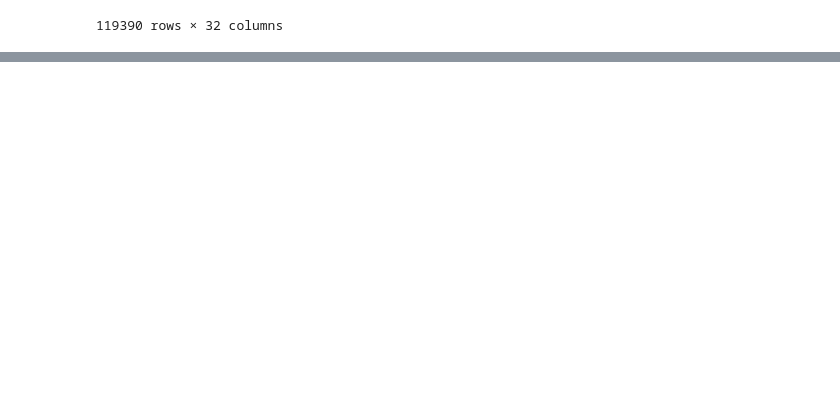
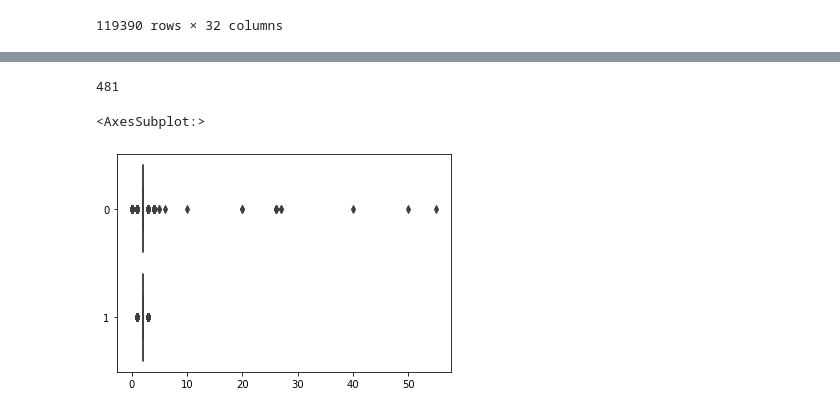
Before and after one commit to ryndovaira-org/data_science_lectures, a Jupyter notebook: 04_data_preparation/hw_answers/01_outliers.ipynb, the cells around one changed output, grey strips where cells are left out. Drawn from its saved outputs; the diff is of its cells as text; code cells hidden in the pictures; blank space fills up the shorter version.

```diff
--- a/04_data_preparation/hw_answers/01_outliers.ipynb
+++ b/04_data_preparation/hw_answers/01_outliers.ipynb
@@ -70,0 +178,5 @@ df
+# %%
+from scipy import stats
+
+z_abs = np.abs(stats.zscore(df.adults))
+z_abs
@@ -70,0 +186,3 @@ df
+# %%
+adults_z = df.adults[z_abs < 3]
+adults_z
@@ -70,0 +202,11 @@ df
+# %%
+len(df.adults) - len(adults_z)
+# %% [output]
+481
+# %%
+sns.boxplot(data=[df.adults,
+                  adults_z],
+            orient='h')
+# %% [output]
+<AxesSubplot:>
+[figure, added]
```
Also changed, not shown: parts of 12 cells of this notebook, 2 other files.
